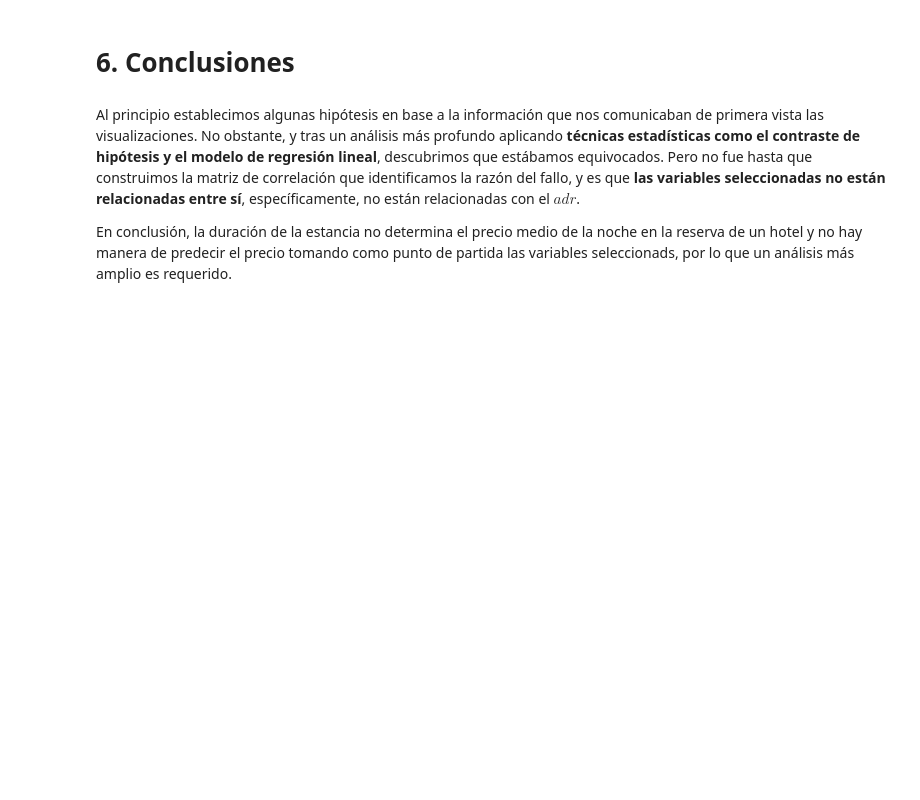
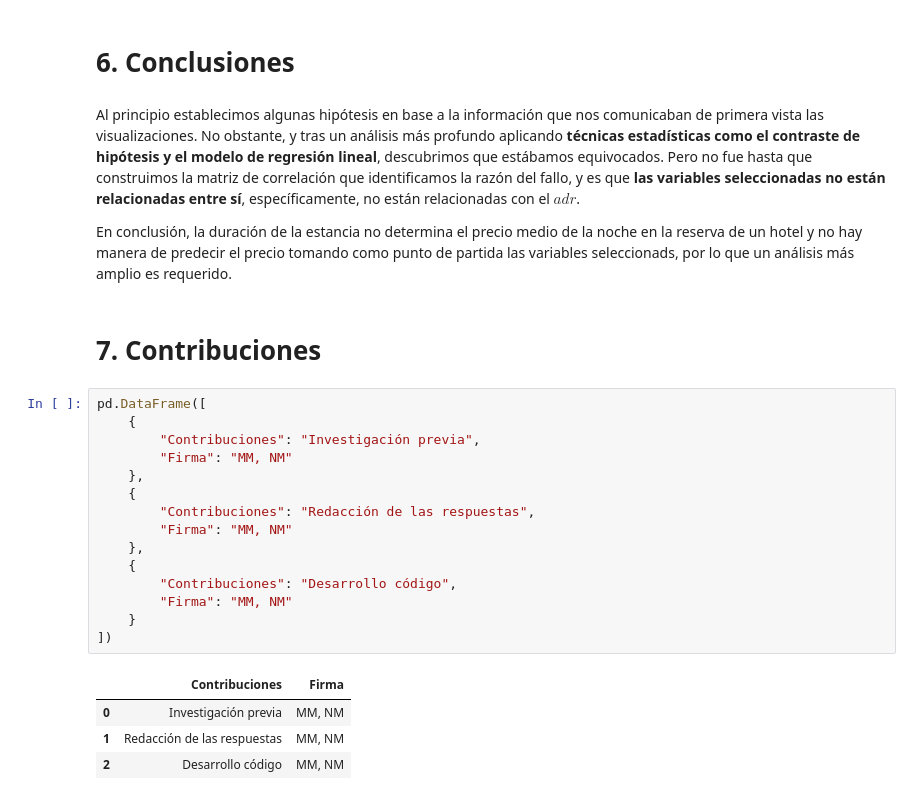
Before and after one commit to NorhanMasterUOC/hotel_bookings_EDA, a Jupyter notebook: hotel_bookings.ipynb, the cells around one changed output. Drawn from its saved outputs; the diff is of its cells as text; blank space fills up the shorter version.

```diff
--- a/hotel_bookings.ipynb
+++ b/hotel_bookings.ipynb
@@ -589,3 +593,25 @@ Efectivamente, no existe relación alguna entre el precio medio de la noche y el
 Al principio establecimos algunas hipótesis en base a la información que nos comunicaban de primera vista las visualizaciones. No obstante, y tras un análisis más profundo aplicando **técnicas estadísticas como el contraste de hipótesis y el modelo de regresión lineal**, descubrimos que estábamos equivocados. Pero no fue hasta que construimos la matriz de correlación que identificamos la razón del fallo, y es que **las variables seleccionadas no están relacionadas entre sí**, específicamente, no están relacionadas con el $ adr $.
 
 En conclusión, la duración de la estancia no determina el precio medio de la noche en la reserva de un hotel y no hay manera de predecir el precio tomando como punto de partida las variables seleccionads, por lo que un análisis más amplio es requerido.
+# %% [markdown]
+# 7. Contribuciones
+# %%
+pd.DataFrame([
+    {
+        "Contribuciones": "Investigación previa",
+        "Firma": "MM, NM"
+    },
+    {
+        "Contribuciones": "Redacción de las respuestas",
+        "Firma": "MM, NM"
+    },
+    {
+        "Contribuciones": "Desarrollo código",
+        "Firma": "MM, NM"
+    }
+])
+# %% [output]
+|  | Contribuciones | Firma |
+| 0 | Investigación previa | MM, NM |
+| 1 | Redacción de las respuestas | MM, NM |
+| 2 | Desarrollo código | MM, NM |
```
Also changed, not shown: parts of 3 cells of this notebook, 1 other file.
